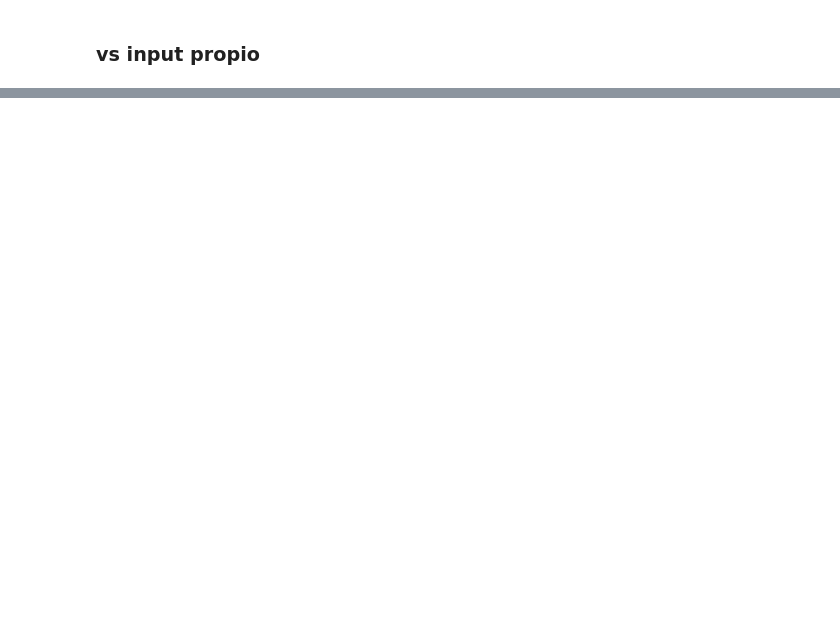
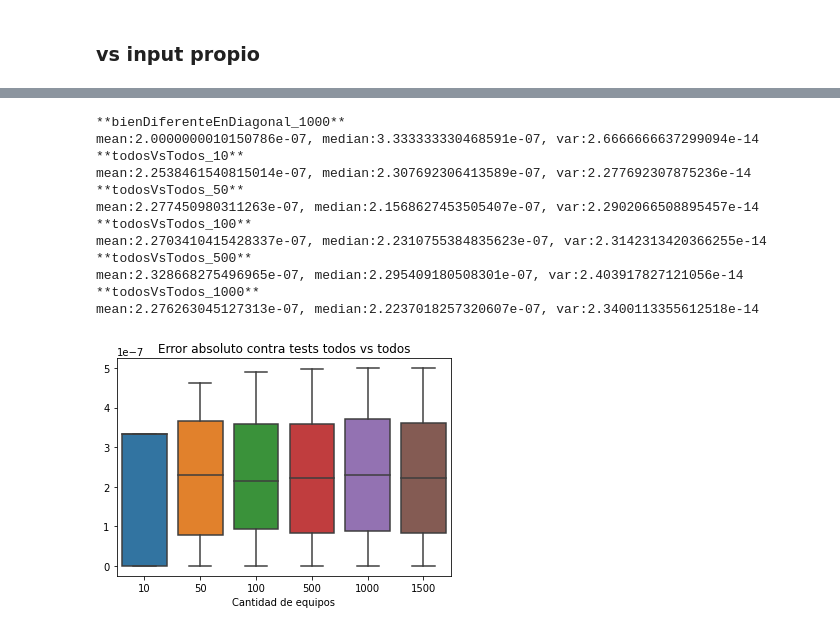
Before and after one commit to fzanollo/metodos-num, a Jupyter notebook: tp1/src/tp1mn.ipynb, the cells around one changed output, grey strips where cells are left out. Drawn from its saved outputs; the diff is of its cells as text; code cells hidden in the pictures; blank space fills up the shorter version.

```diff
--- a/tp1/src/tp1mn.ipynb
+++ b/tp1/src/tp1mn.ipynb
@@ -338,0 +323,57 @@ diferencias (ultimas 5)
+# %%
+for cantEquipos in [10, 50, 100, 500, 1000, 1500]:
+    outputFilename = f"{nuestrosTestsDirectory}todosVsTodos_{cantEquipos}.in"
+    outfile = open(outputFilename, 'w')
+
+    partidos = []
+    for eqI in range(1, cantEquipos):
+        for eqJ in range(eqI+1, cantEquipos+1):
+            partidos.append(f"1 {eqI} 1 {eqJ} 0")
+
+    outfile.write(f"{cantEquipos} {len(partidos)}\n")
+    outfile.write("\n".join(partidos))
+    outfile.write("\n")
+    outfile.close()
+# %%
+error_abs = {}
+
+for cantEquipos in [10, 50, 100, 500, 1000, 1500]:
+    finput = f"{nuestrosTestsDirectory}todosVsTodos_{cantEquipos}.in"
+    foutput = finput.replace(".in", ".out")
+
+    runTp(finput, foutput, '0')
+
+    expected = pd.DataFrame(solveWithCholesky(finput), columns = ["expected"])
+    output = pd.read_table(foutput, names = ["output"])
+
+    data = pd.concat([expected, output], axis=1)
+    dif = np.absolute(np.array(expected) - np.array(output)).flatten()
+
+    print(f"**{testname}** \nmean:{dif.mean()}, median:{np.median(dif)}, var:{dif.var()}")
+#     print("\ndiferencias (ultimas 5)\n", dif[-5:])
+
+    testname = finput.split("/")[-1].replace(".in", "")
+
+    error_abs[cantEquipos] = dif
+
+df = pd.DataFrame(dict([ (k,pd.Series(v)) for k,v in error_abs.items() ]))
+
+sns.boxplot(data=df)
+plt.title("Error absoluto contra tests todos vs todos")
+plt.xlabel("Cantidad de equipos")
+plt.savefig(f"{figOutputDirectory}todosVsTodos.png")
+plt.show()
+# %% [output]
+**bienDiferenteEnDiagonal_1000**
+mean:2.0000000010150786e-07, median:3.333333330468591e-07, var:2.6666666637299094e-14
+**todosVsTodos_10**
+mean:2.2538461540815014e-07, median:2.307692306413589e-07, var:2.277692307875236e-14
+**todosVsTodos_50**
+mean:2.277450980311263e-07, median:2.1568627453505407e-07, var:2.2902066508895457e-14
+**todosVsTodos_100**
+mean:2.2703410415428337e-07, median:2.2310755384835623e-07, var:2.3142313420366255e-14
+**todosVsTodos_500**
+mean:2.328668275496965e-07, median:2.295409180508301e-07, var:2.403917827121056e-14
+**todosVsTodos_1000**
+mean:2.276263045127313e-07, median:2.2237018257320607e-07, var:2.3400113355612518e-14
+[figure, added]
```
Also changed, not shown: parts of 7 cells of this notebook, 16 other files.
